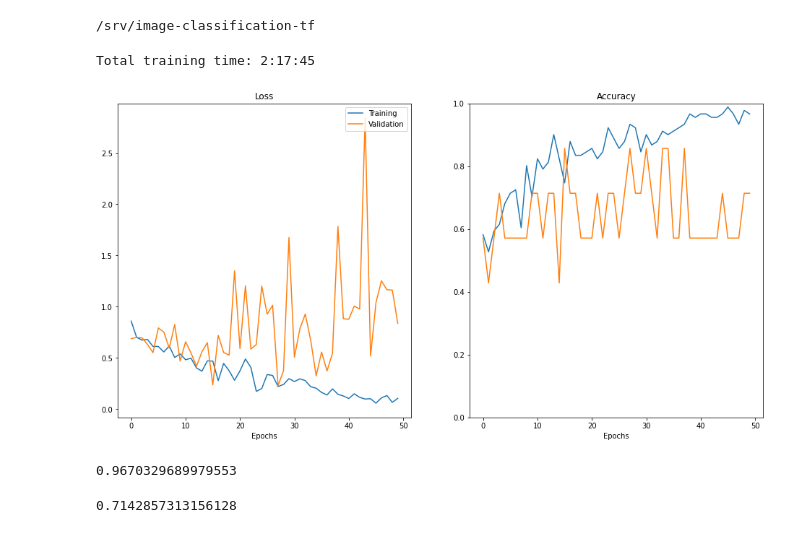
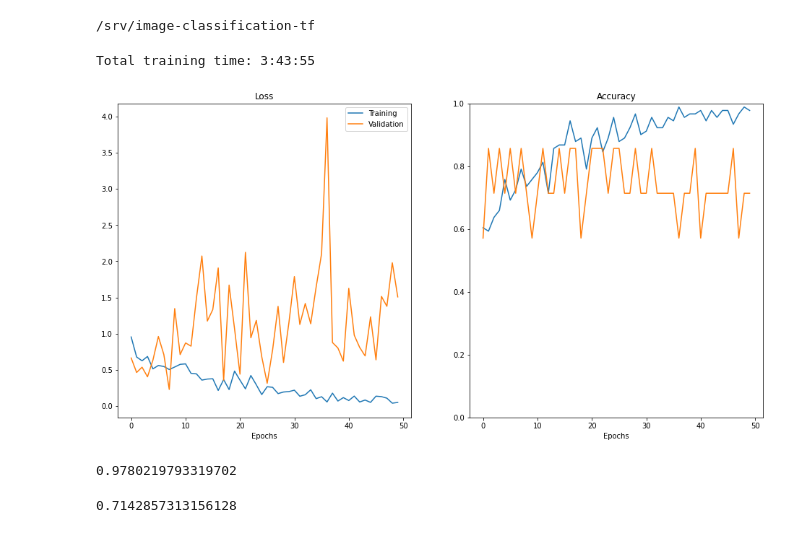
Before and after one commit to MiriamCobo/CoronaryArteries, a Jupyter notebook: notebooks/2.0-Model_training.ipynb, the cells around one changed output. Drawn from its saved outputs; the diff is of its cells as text; code cells hidden in the pictures.

```diff
--- a/notebooks/2.0-Model_training.ipynb
+++ b/notebooks/2.0-Model_training.ipynb
@@ -51,40 +51,40 @@ import os
 import json
 from datetime import timedelta
 
 import matplotlib.pylab as plt
 import numpy as np
 
 from imgclas import paths, plot_utils
 
 # User parameters to set
-TIMESTAMP = '2021-10-29_Xception_Tortuosidad_spider_50ep'                       # timestamp of the model
+TIMESTAMP = '2021-11-05_Tortuosidad_45_Xception_50ep'                       # timestamp of the model
 
 # Set the timestamp
 paths.timestamp = TIMESTAMP
 
 # Load training statistics
 stats_path = os.path.join(paths.get_stats_dir(), 'stats.json')
 with open(stats_path) as f:
     stats = json.load(f)
 
 # Load training configuration
 conf_path = os.path.join(paths.get_conf_dir(), 'conf.json')
 with open(conf_path) as f:
     conf = json.load(f)
 
 # Plot the trainig plots
 plot_utils.training_plots(conf, stats)
 
 # Print total training time
 tr_time = int(stats['training time (s)'])
 print('Total training time: {}'.format(timedelta(seconds=tr_time)))
 # %% [output]
-Total training time: 2:17:45
+Total training time: 3:43:55
-[figure, old version]
+[figure, new version]
 # %%
 stats['acc'][-1] # accuracy last epoch train
 # %% [output]
-0.9670329689979553
+0.9780219793319702
 # %%
 stats['val_acc'][-1] # acc last epoch val
 # %% [output]
```
Also changed, not shown: parts of 1 cell of this notebook, 7 other files.
